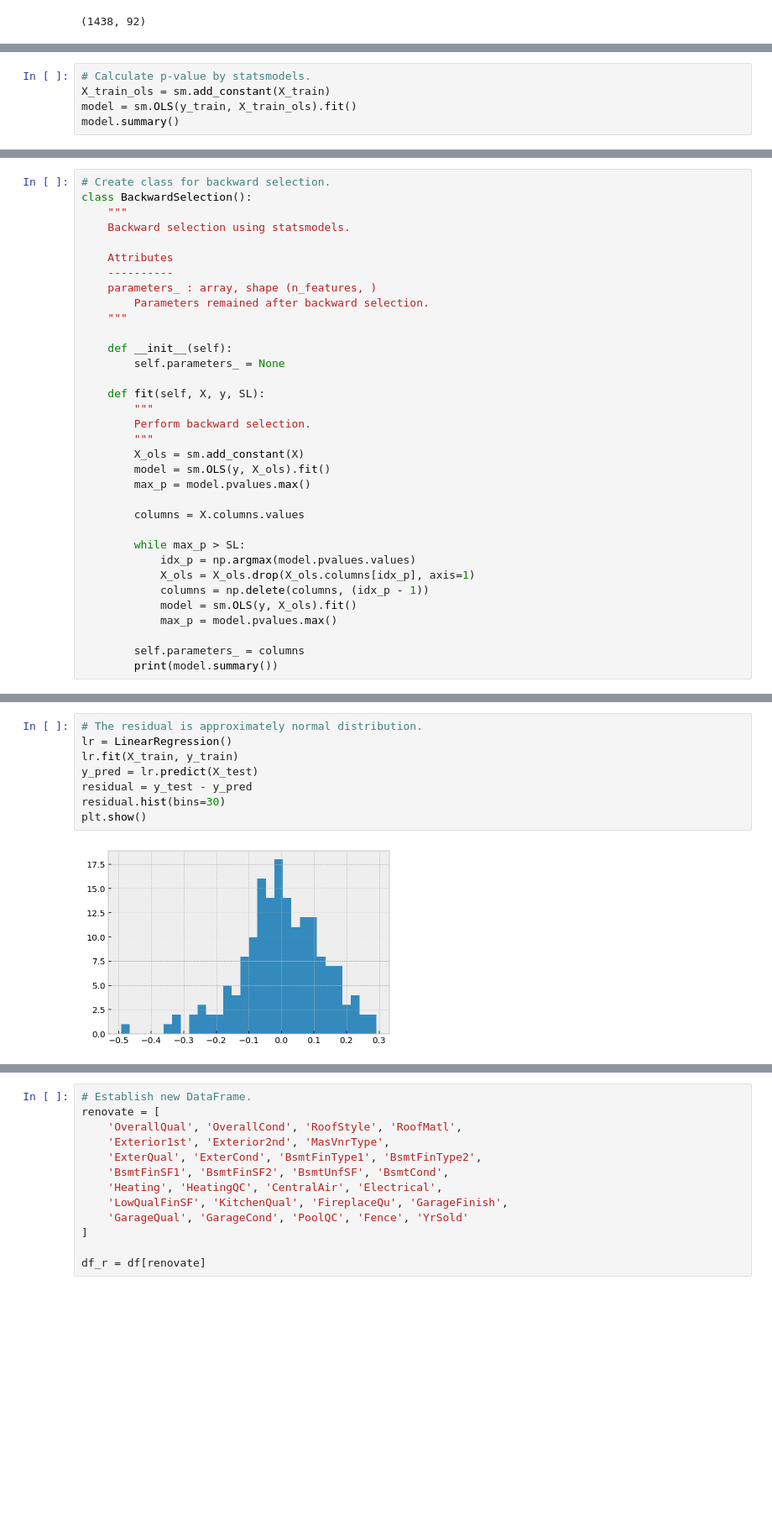
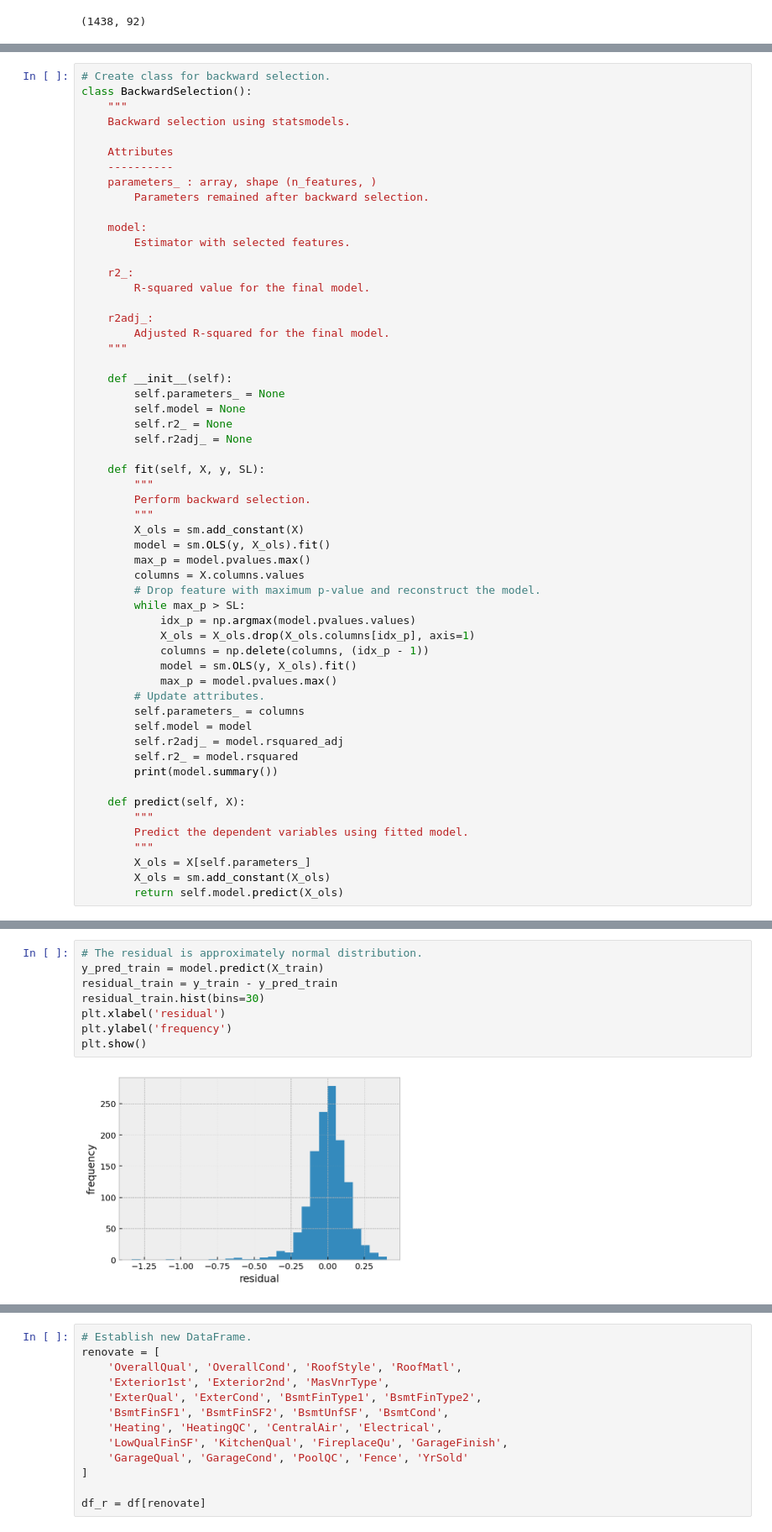
Before and after one commit to ppeyliang/ML-Ames-housing, a Jupyter notebook: project-03-starter.ipynb, the cells around one changed output, grey strips where cells are left out. Shown at 84% size. Cells and saved outputs as stored; diff of their text form; blank space fills up the shorter version.

Commit message:
Add models

```diff
--- a/project-03-starter.ipynb
+++ b/project-03-starter.ipynb
@@ -319,5 +348,0 @@ print(X_train.shape, y_train.shape, X_test.shape,  y_test.shape)
-# %%
-# Calculate p-value by statsmodels.
-X_train_ols = sm.add_constant(X_train)
-model = sm.OLS(y_train, X_train_ols).fit()
-model.summary()
@@ -368,10 +368,22 @@ class BackwardSelection():
     ----------
     parameters_ : array, shape (n_features, )
         Parameters remained after backward selection.
+
+    model:
+        Estimator with selected features.
+
+    r2_:
+        R-squared value for the final model.
+
+    r2adj_:
+        Adjusted R-squared for the final model.
     """
 
     def __init__(self):
         self.parameters_ = None
+        self.model = None
+        self.r2_ = None
+        self.r2adj_ = None
 
     def fit(self, X, y, SL):
         """
@@ -380,18 +392,28 @@ class BackwardSelection():
         X_ols = sm.add_constant(X)
         model = sm.OLS(y, X_ols).fit()
         max_p = model.pvalues.max()
-
         columns = X.columns.values
-
+        # Drop feature with maximum p-value and reconstruct the model.
         while max_p > SL:
             idx_p = np.argmax(model.pvalues.values)
             X_ols = X_ols.drop(X_ols.columns[idx_p], axis=1)
             columns = np.delete(columns, (idx_p - 1))
             model = sm.OLS(y, X_ols).fit()
             max_p = model.pvalues.max()
+        # Update attributes.
+        self.parameters_ = columns
+        self.model = model
+        self.r2adj_ = model.rsquared_adj
+        self.r2_ = model.rsquared
+        print(model.summary())
 
-        self.parameters_ = columns
-        print(model.summary())
+    def predict(self, X):
+        """
+        Predict the dependent variables using fitted model.
+        """
+        X_ols = X[self.parameters_]
+        X_ols = sm.add_constant(X_ols)
+        return self.model.predict(X_ols)
 # %%
 model = BackwardSelection()
 model.fit(X_train, y_train, 0.05)
@@ -453,10 +438,10 @@ Test score:  0.8914655508846276
 # %%
 # The residual is approximately normal distribution.
-lr = LinearRegression()
-lr.fit(X_train, y_train)
-y_pred = lr.predict(X_test)
-residual = y_test - y_pred
-residual.hist(bins=30)
+y_pred_train = model.predict(X_train)
+residual_train = y_train - y_pred_train
+residual_train.hist(bins=30)
+plt.xlabel('residual')
+plt.ylabel('frequency')
 plt.show()
 # %% [output]
-[figure, old version]
+[figure, new version]
```
Also changed, not shown: parts of 37 cells of this notebook.
